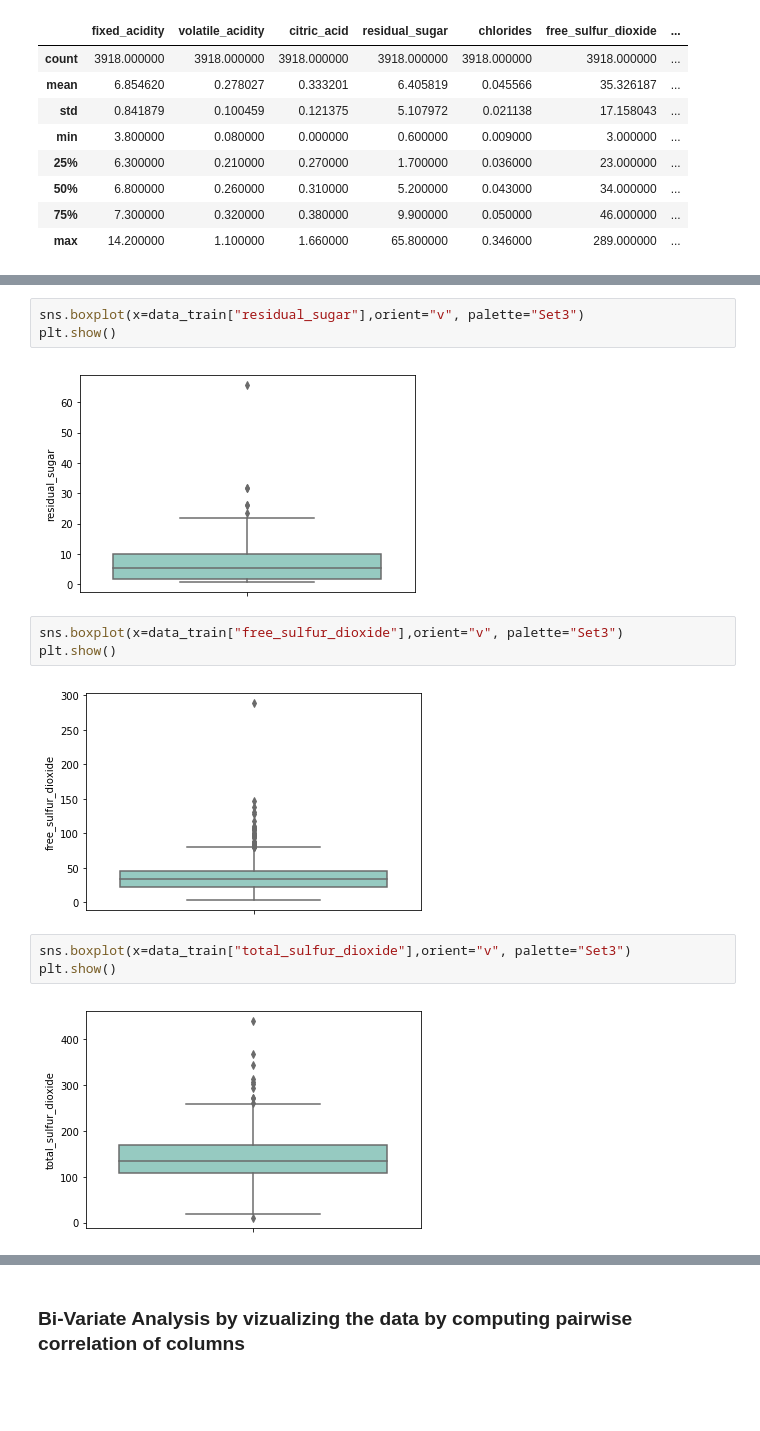
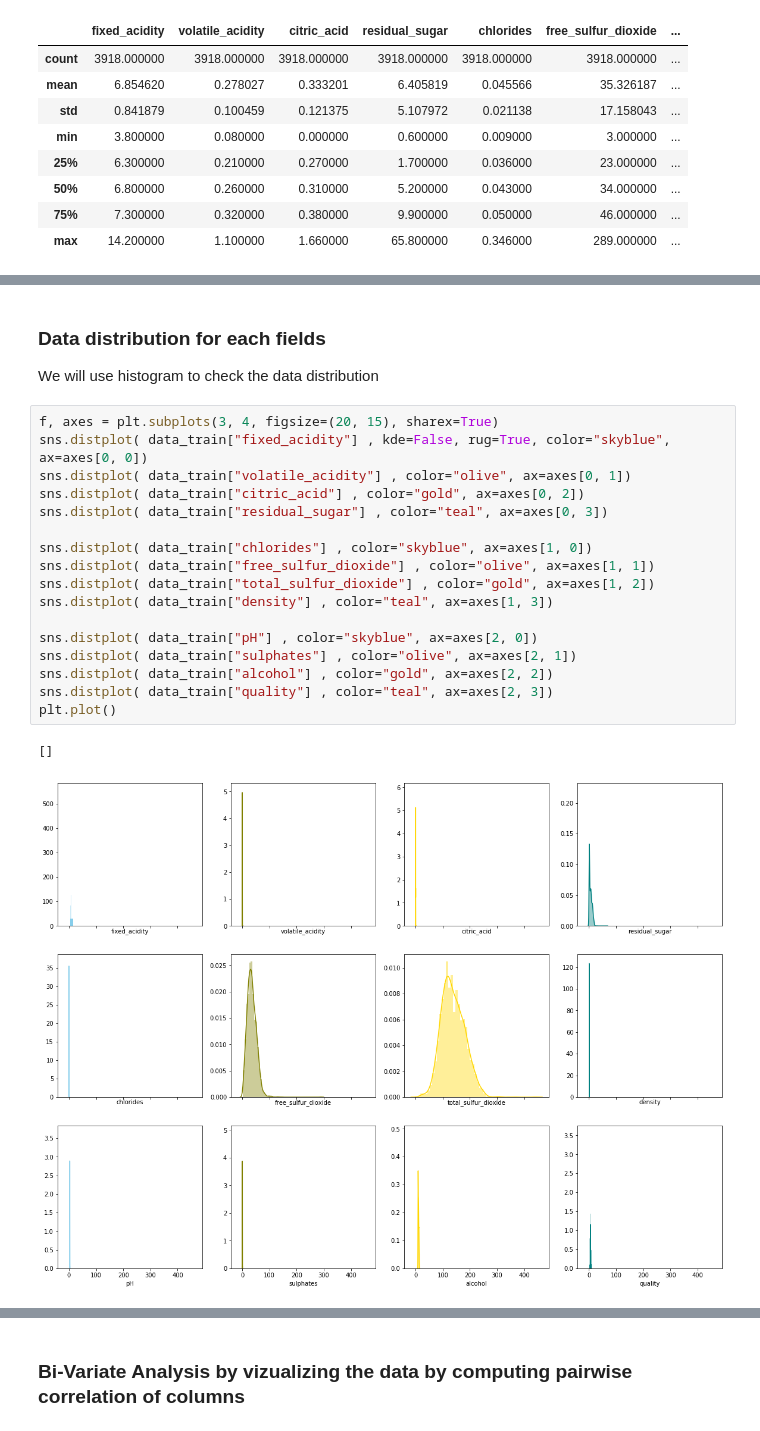
Before and after one commit to jbanerje/Data-Science-and-Machine-Learning, a Jupyter notebook: IPythonNotebook_Learning Projects/UCI Wine Quality Assessment.ipynb, the cells around one changed output, grey strips where cells are left out. Saved outputs shown, nothing was run; the diff lists cells and outputs as text; blank space fills up the shorter version.

```diff
--- a/IPythonNotebook_Learning Projects/UCI Wine Quality Assessment.ipynb
+++ b/IPythonNotebook_Learning Projects/UCI Wine Quality Assessment.ipynb
@@ -171,15 +172,24 @@ data_train.describe()
-# %%
-sns.boxplot(x=data_train["residual_sugar"],orient="v", palette="Set3")
-plt.show()
-# %% [output]
-[figure, removed]
-# %%
-sns.boxplot(x=data_train["free_sulfur_dioxide"],orient="v", palette="Set3")
-plt.show()
-# %% [output]
-[figure, removed]
-# %%
-sns.boxplot(x=data_train["total_sulfur_dioxide"],orient="v", palette="Set3")
-plt.show()
-# %% [output]
-[figure, removed]
+# %% [markdown]
+### Data distribution for each fields
+
+We will use histogram to check the data distribution
+# %%
+f, axes = plt.subplots(3, 4, figsize=(20, 15), sharex=True)
+sns.distplot( data_train["fixed_acidity"] , kde=False, rug=True, color="skyblue", ax=axes[0, 0])
+sns.distplot( data_train["volatile_acidity"] , color="olive", ax=axes[0, 1])
+sns.distplot( data_train["citric_acid"] , color="gold", ax=axes[0, 2])
+sns.distplot( data_train["residual_sugar"] , color="teal", ax=axes[0, 3])
+
+sns.distplot( data_train["chlorides"] , color="skyblue", ax=axes[1, 0])
+sns.distplot( data_train["free_sulfur_dioxide"] , color="olive", ax=axes[1, 1])
+sns.distplot( data_train["total_sulfur_dioxide"] , color="gold", ax=axes[1, 2])
+sns.distplot( data_train["density"] , color="teal", ax=axes[1, 3])
+
+sns.distplot( data_train["pH"] , color="skyblue", ax=axes[2, 0])
+sns.distplot( data_train["sulphates"] , color="olive", ax=axes[2, 1])
+sns.distplot( data_train["alcohol"] , color="gold", ax=axes[2, 2])
+sns.distplot( data_train["quality"] , color="teal", ax=axes[2, 3])
+plt.plot()
+# %% [output]
+[]
+[figure, added]
```
Also changed, not shown: parts of 15 cells of this notebook, 1 other file.
